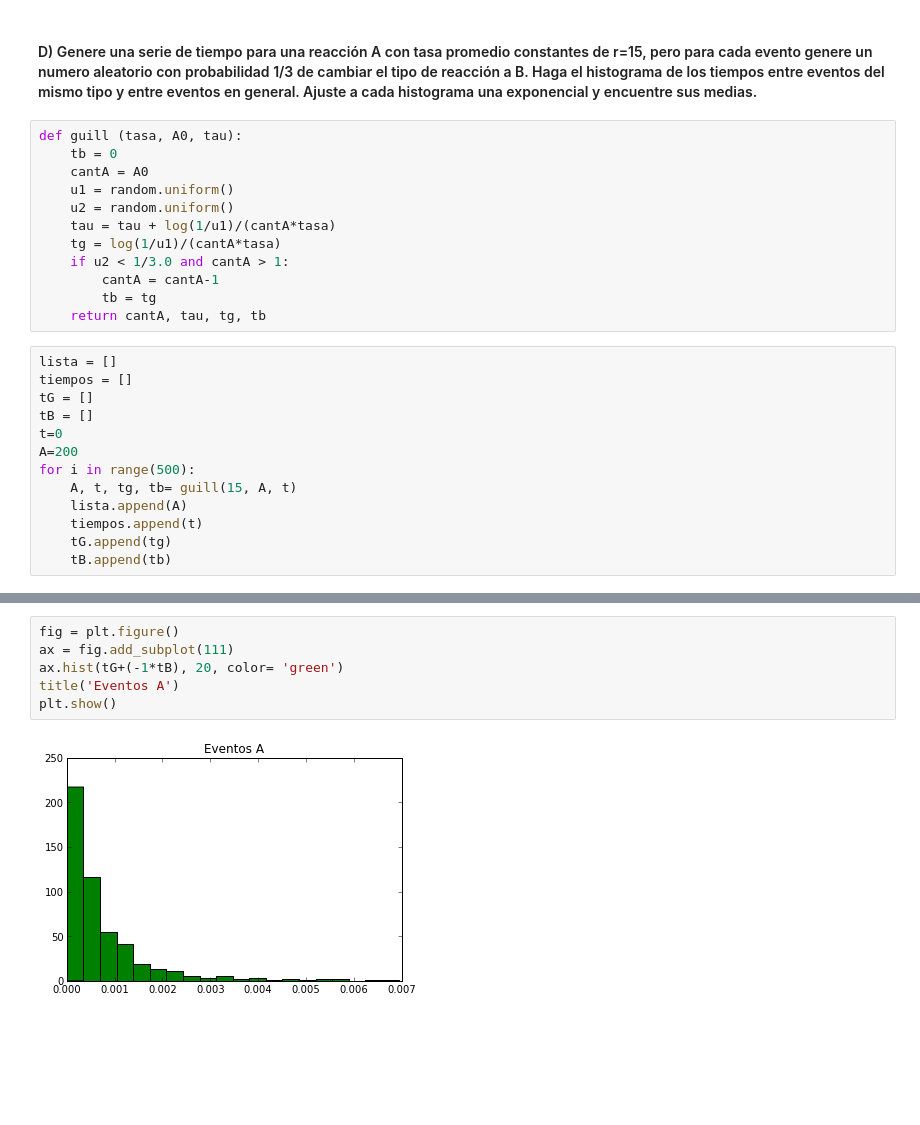
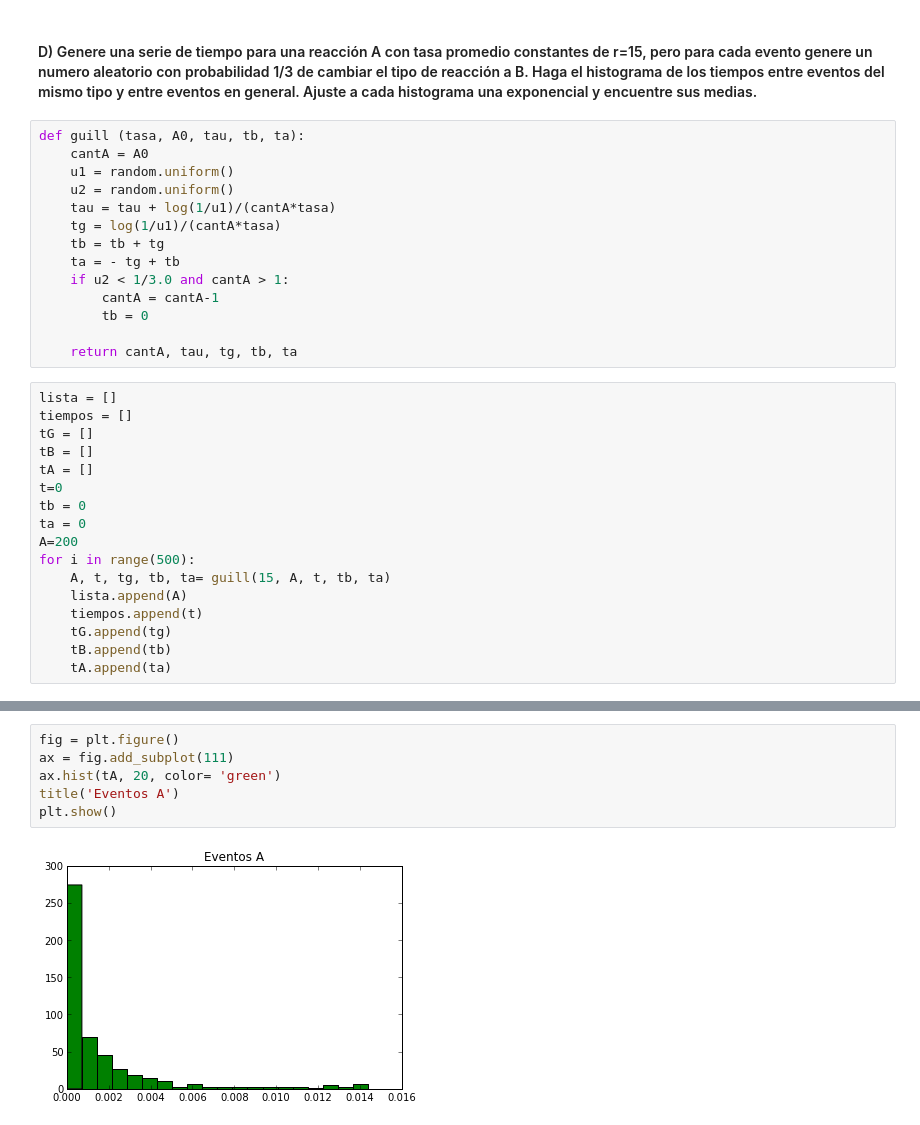
Before and after one commit to jdestupinan1332/Sistems-Biology, a Jupyter notebook: hw_4/Punto 2.ipynb, the cells around one changed output, grey strips where cells are left out. Drawn from its saved outputs; the diff is of its cells as text; blank space fills up the shorter version.

```diff
--- a/hw_4/Punto 2.ipynb
+++ b/hw_4/Punto 2.ipynb
@@ -124,30 +124,36 @@ Entonces, la media de los eventos en general es 15
 # %% [markdown]
 #### D) Genere una serie de tiempo para una reacción A con tasa promedio constantes de r=15, pero para cada evento genere un numero aleatorio con probabilidad 1/3 de cambiar el tipo de reacción a B. Haga el histograma de los tiempos entre eventos del mismo tipo y entre eventos en general. Ajuste a cada histograma una exponencial y encuentre sus medias.
 # %%
-def guill (tasa, A0, tau):
-    tb = 0
+def guill (tasa, A0, tau, tb, ta):
     cantA = A0
     u1 = random.uniform()
     u2 = random.uniform()
     tau = tau + log(1/u1)/(cantA*tasa)
     tg = log(1/u1)/(cantA*tasa)
+    tb = tb + tg
+    ta = - tg + tb
     if u2 < 1/3.0 and cantA > 1:
         cantA = cantA-1
-        tb = tg
-    return cantA, tau, tg, tb
+        tb = 0
+
+    return cantA, tau, tg, tb, ta
 # %%
 lista = []
 tiempos = []
 tG = []
 tB = []
+tA = []
 t=0
+tb = 0
+ta = 0
 A=200
 for i in range(500):
-    A, t, tg, tb= guill(15, A, t)
+    A, t, tg, tb, ta= guill(15, A, t, tb, ta)
     lista.append(A)
     tiempos.append(t)
     tG.append(tg)
     tB.append(tb)
+    tA.append(ta)
 # %%
 plot (tiempos, lista)
 # %% [output]
@@ -172,8 +178,8 @@ plt.show()
 # %%
 fig = plt.figure()
 ax = fig.add_subplot(111)
-ax.hist(tG+(-1*tB), 20, color= 'green')
+ax.hist(tA, 20, color= 'green')
 title('Eventos A')
 plt.show()
 # %% [output]
-[figure, old version]
+[figure, new version]
```
Also changed, not shown: parts of 9 cells of this notebook.
